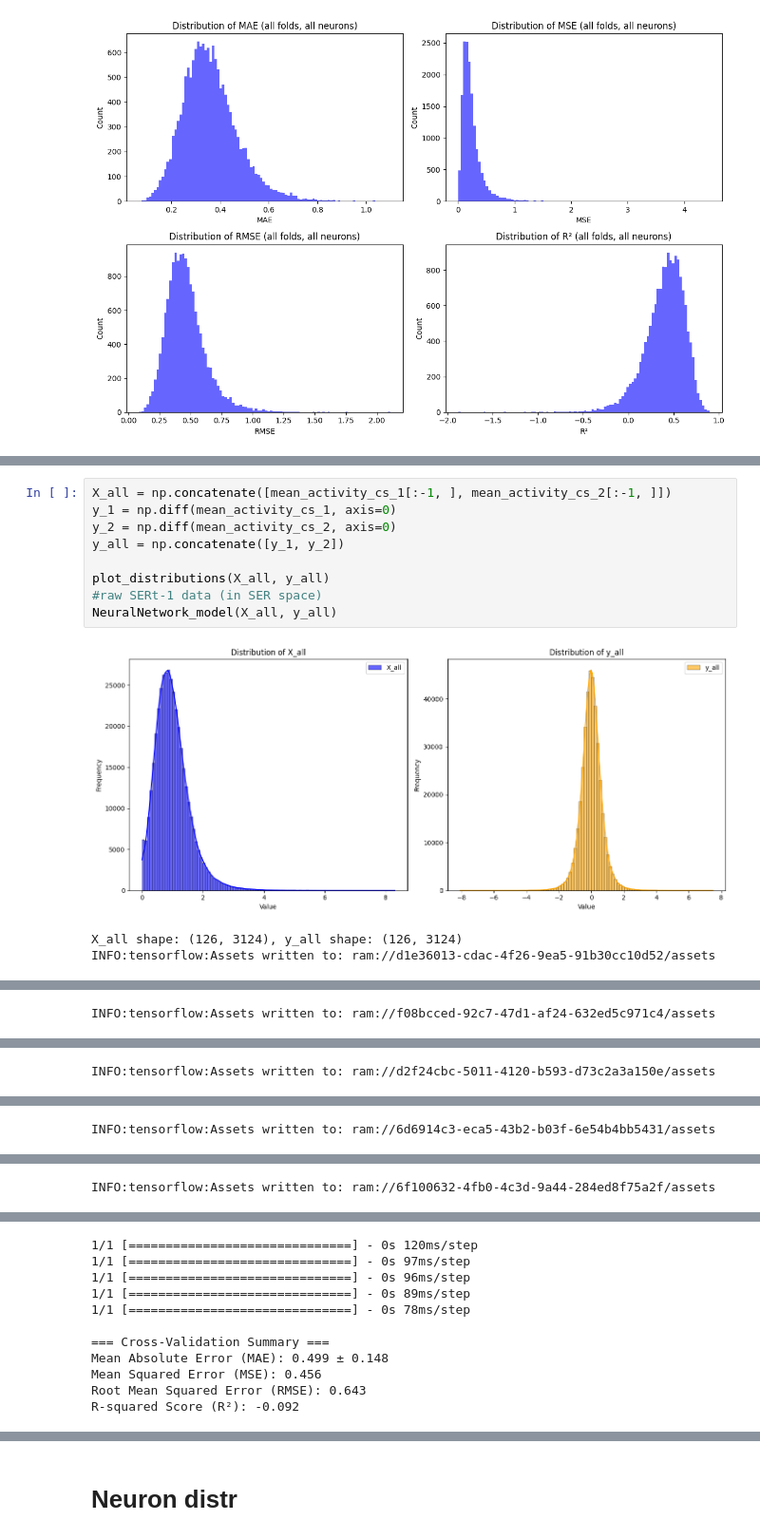
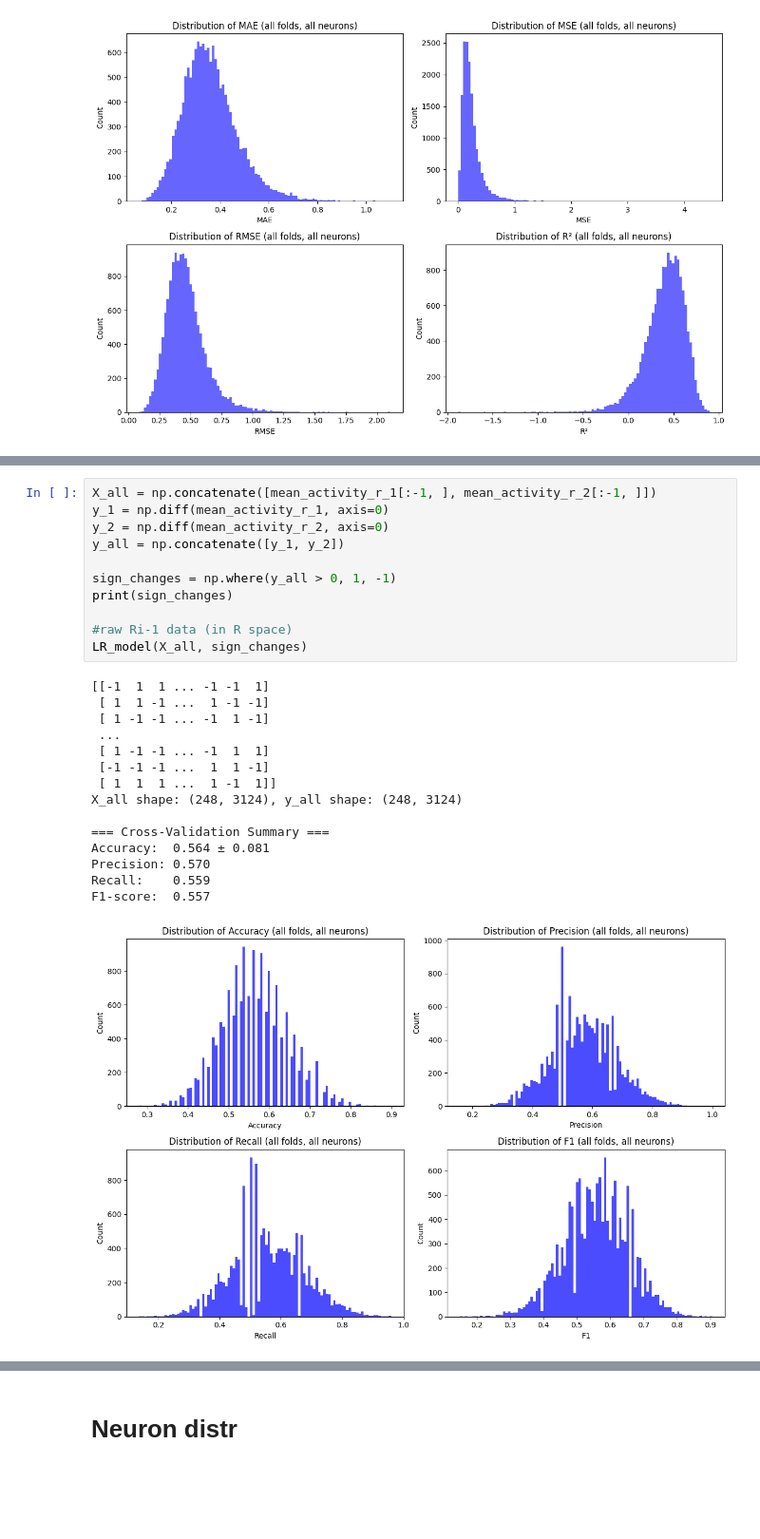
Before and after one commit to LheaLhea/representation_drift, a Jupyter notebook: All_predicts.ipynb, the cells around one changed output, grey strips where cells are left out. Shown at 95% size. Cells and saved outputs as stored; diff of their text form; blank space fills up the shorter version.

```diff
--- a/All_predicts.ipynb
+++ b/All_predicts.ipynb
@@ -1292,13 +1209,27 @@ R-squared Score (R²): -0.100
 # %%
-X_all = np.concatenate([mean_activity_cs_1[:-1, ], mean_activity_cs_2[:-1, ]])
-y_1 = np.diff(mean_activity_cs_1, axis=0)
-y_2 = np.diff(mean_activity_cs_2, axis=0)
+X_all = np.concatenate([mean_activity_r_1[:-1, ], mean_activity_r_2[:-1, ]])
+y_1 = np.diff(mean_activity_r_1, axis=0)
+y_2 = np.diff(mean_activity_r_2, axis=0)
 y_all = np.concatenate([y_1, y_2])
 
-plot_distributions(X_all, y_all)
-#raw SERt-1 data (in SER space)
-NeuralNetwork_model(X_all, y_all)
+sign_changes = np.where(y_all > 0, 1, -1)
+print(sign_changes)
+
+#raw Ri-1 data (in R space)
+LR_model(X_all, sign_changes)
 # %% [output]
+[[-1  1  1 ... -1 -1  1]
+ [ 1  1 -1 ...  1 -1 -1]
+ [ 1 -1 -1 ... -1  1 -1]
+ ...
+ [ 1 -1 -1 ... -1  1  1]
+ [-1 -1 -1 ...  1  1 -1]
+ [ 1  1  1 ...  1 -1  1]]
+X_all shape: (248, 3124), y_all shape: (248, 3124)
+
+=== Cross-Validation Summary ===
+Accuracy:  0.564 ± 0.081
+Precision: 0.570
+Recall:    0.559
+F1-score:  0.557
-[figure, old version]
+[figure, new version]
-X_all shape: (126, 3124), y_all shape: (126, 3124)
-INFO:tensorflow:Assets written to: ram://d1e36013-cdac-4f26-9ea5-91b30cc10d52/assets
@@ -1311 +1235,0 @@ To enable them in other operations, rebuild TensorFlow with the appropriate comp
-INFO:tensorflow:Assets written to: ram://f08bcced-92c7-47d1-af24-632ed5c971c4/assets
@@ -1321 +1235,0 @@ To enable them in other operations, rebuild TensorFlow with the appropriate comp
-INFO:tensorflow:Assets written to: ram://d2f24cbc-5011-4120-b593-d73c2a3a150e/assets
@@ -1333 +1235,0 @@ To enable them in other operations, rebuild TensorFlow with the appropriate comp
-INFO:tensorflow:Assets written to: ram://6d6914c3-eca5-43b2-b03f-6e54b4bb5431/assets
@@ -1351 +1235,0 @@ To enable them in other operations, rebuild TensorFlow with the appropriate comp
-INFO:tensorflow:Assets written to: ram://6f100632-4fb0-4c3d-9a44-284ed8f75a2f/assets
@@ -1369,11 +1235,0 @@ To enable them in other operations, rebuild TensorFlow with the appropriate comp
-1/1 [==============================] - 0s 120ms/step
-1/1 [==============================] - 0s 97ms/step
-1/1 [==============================] - 0s 96ms/step
-1/1 [==============================] - 0s 89ms/step
-1/1 [==============================] - 0s 78ms/step
-
-=== Cross-Validation Summary ===
-Mean Absolute Error (MAE): 0.499 ± 0.148
-Mean Squared Error (MSE): 0.456
-Root Mean Squared Error (RMSE): 0.643
-R-squared Score (R²): -0.092
```
Also changed, not shown: parts of 17 cells of this notebook.
